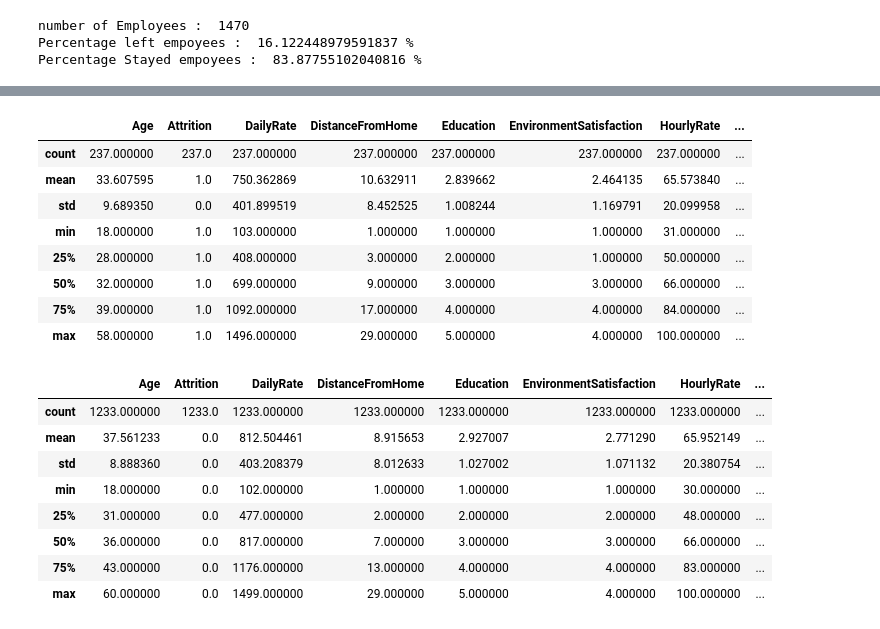
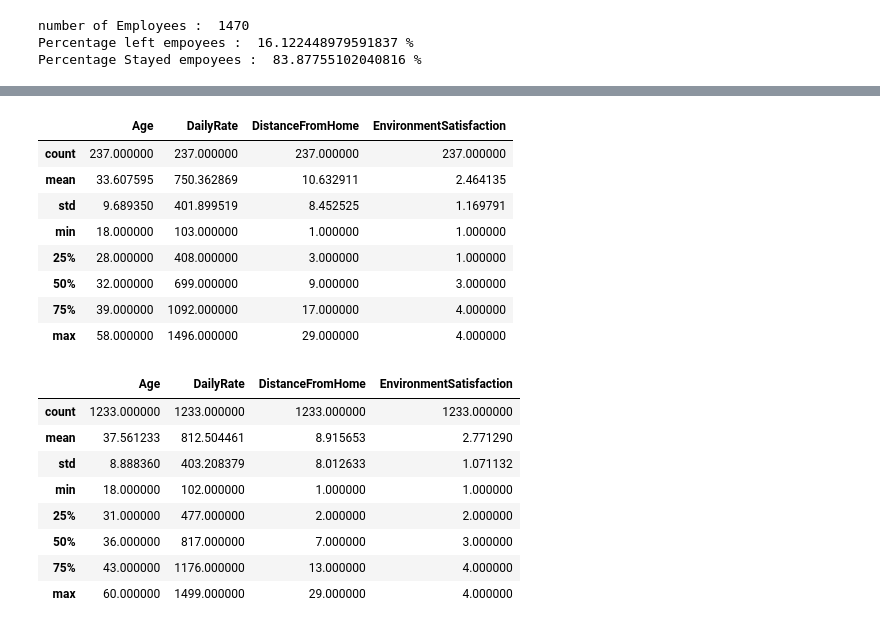
Before and after one commit to Niervash/HR_Departement, a Jupyter notebook: Human-Resourcce-analysis.ipynb, the cells around one changed output, grey strips where cells are left out. Cells and saved outputs as stored; diff of their text form; code cells hidden in the pictures.

```diff
--- a/Human-Resourcce-analysis.ipynb
+++ b/Human-Resourcce-analysis.ipynb
@@ -104,6 +99,7 @@ DATA_FRAME.describe()
 DATA_FRAME['Attrition'] = DATA_FRAME['Attrition'].apply(lambda x:1 if x == "Yes" else 0)
 DATA_FRAME["Over18"] = DATA_FRAME["Over18"].apply(lambda x:1 if x =="Y" else 0)
 DATA_FRAME["OverTime"] = DATA_FRAME["OverTime"].apply(lambda x:1 if x == "Yes" else 0)
+DATA_FRAME["BusinessTravel"] = DATA_FRAME["BusinessTravel"].apply(lambda x:1 if x == "Travel_Rarely" else 0)
 # %%
 DATA_FRAME.head()
 # %% [output]
@@ -163,3 +159,3 @@ array([[<Axes: title={'center': 'Age'}>,
 # %%
 # We're going to drop the unused data ()
-DATA_FRAME.drop(['EmployeeCount','EmployeeNumber','Over18','StandardHours'],axis=1, inplace= True)
+DATA_FRAME.drop(['JobRole' ,'MaritalStatus', 'MonthlyIncome','EmployeeCount','EmployeeNumber','Gender','EducationField','Over18','StandardHours','BusinessTravel','Department'],axis=1, inplace= True)
@@ -237,25 +244,25 @@ Percentage Stayed empoyees :  83.87755102040816 %
 # %%
 # comparing the statistic of each employees who is left and stayed
-left_df.describe()
+left_df[['Age','DailyRate','DistanceFromHome','EnvironmentSatisfaction']].describe()
 # %% [output]
-|  | Age | Attrition | DailyRate | DistanceFromHome | Education | EnvironmentSatisfaction | HourlyRate | ... |
-| count | 237.000000 | 237.0 | 237.000000 | 237.000000 | 237.000000 | 237.000000 | 237.000000 | ... |
-| mean | 33.607595 | 1.0 | 750.362869 | 10.632911 | 2.839662 | 2.464135 | 65.573840 | ... |
-| std | 9.689350 | 0.0 | 401.899519 | 8.452525 | 1.008244 | 1.169791 | 20.099958 | ... |
-| min | 18.000000 | 1.0 | 103.000000 | 1.000000 | 1.000000 | 1.000000 | 31.000000 | ... |
-| 25% | 28.000000 | 1.0 | 408.000000 | 3.000000 | 2.000000 | 1.000000 | 50.000000 | ... |
-| 50% | 32.000000 | 1.0 | 699.000000 | 9.000000 | 3.000000 | 3.000000 | 66.000000 | ... |
-| 75% | 39.000000 | 1.0 | 1092.000000 | 17.000000 | 4.000000 | 4.000000 | 84.000000 | ... |
-| max | 58.000000 | 1.0 | 1496.000000 | 29.000000 | 5.000000 | 4.000000 | 100.000000 | ... |
+|  | Age | DailyRate | DistanceFromHome | EnvironmentSatisfaction |
+| count | 237.000000 | 237.000000 | 237.000000 | 237.000000 |
+| mean | 33.607595 | 750.362869 | 10.632911 | 2.464135 |
+| std | 9.689350 | 401.899519 | 8.452525 | 1.169791 |
+| min | 18.000000 | 103.000000 | 1.000000 | 1.000000 |
+| 25% | 28.000000 | 408.000000 | 3.000000 | 1.000000 |
+| 50% | 32.000000 | 699.000000 | 9.000000 | 3.000000 |
+| 75% | 39.000000 | 1092.000000 | 17.000000 | 4.000000 |
+| max | 58.000000 | 1496.000000 | 29.000000 | 4.000000 |
 # %%
-stayed_df.describe()
+stayed_df[['Age','DailyRate','DistanceFromHome','EnvironmentSatisfaction']].describe()
 # %% [output]
-|  | Age | Attrition | DailyRate | DistanceFromHome | Education | EnvironmentSatisfaction | HourlyRate | ... |
-| count | 1233.000000 | 1233.0 | 1233.000000 | 1233.000000 | 1233.000000 | 1233.000000 | 1233.000000 | ... |
-| mean | 37.561233 | 0.0 | 812.504461 | 8.915653 | 2.927007 | 2.771290 | 65.952149 | ... |
-| std | 8.888360 | 0.0 | 403.208379 | 8.012633 | 1.027002 | 1.071132 | 20.380754 | ... |
-| min | 18.000000 | 0.0 | 102.000000 | 1.000000 | 1.000000 | 1.000000 | 30.000000 | ... |
-| 25% | 31.000000 | 0.0 | 477.000000 | 2.000000 | 2.000000 | 2.000000 | 48.000000 | ... |
-| 50% | 36.000000 | 0.0 | 817.000000 | 7.000000 | 3.000000 | 3.000000 | 66.000000 | ... |
-| 75% | 43.000000 | 0.0 | 1176.000000 | 13.000000 | 4.000000 | 4.000000 | 83.000000 | ... |
-| max | 60.000000 | 0.0 | 1499.000000 | 29.000000 | 5.000000 | 4.000000 | 100.000000 | ... |
+|  | Age | DailyRate | DistanceFromHome | EnvironmentSatisfaction |
+| count | 1233.000000 | 1233.000000 | 1233.000000 | 1233.000000 |
+| mean | 37.561233 | 812.504461 | 8.915653 | 2.771290 |
+| std | 8.888360 | 403.208379 | 8.012633 | 1.071132 |
+| min | 18.000000 | 102.000000 | 1.000000 | 1.000000 |
+| 25% | 31.000000 | 477.000000 | 2.000000 | 2.000000 |
+| 50% | 36.000000 | 817.000000 | 7.000000 | 3.000000 |
+| 75% | 43.000000 | 1176.000000 | 13.000000 | 4.000000 |
+| max | 60.000000 | 1499.000000 | 29.000000 | 4.000000 |
```
Also changed, not shown: parts of 16 cells of this notebook.
